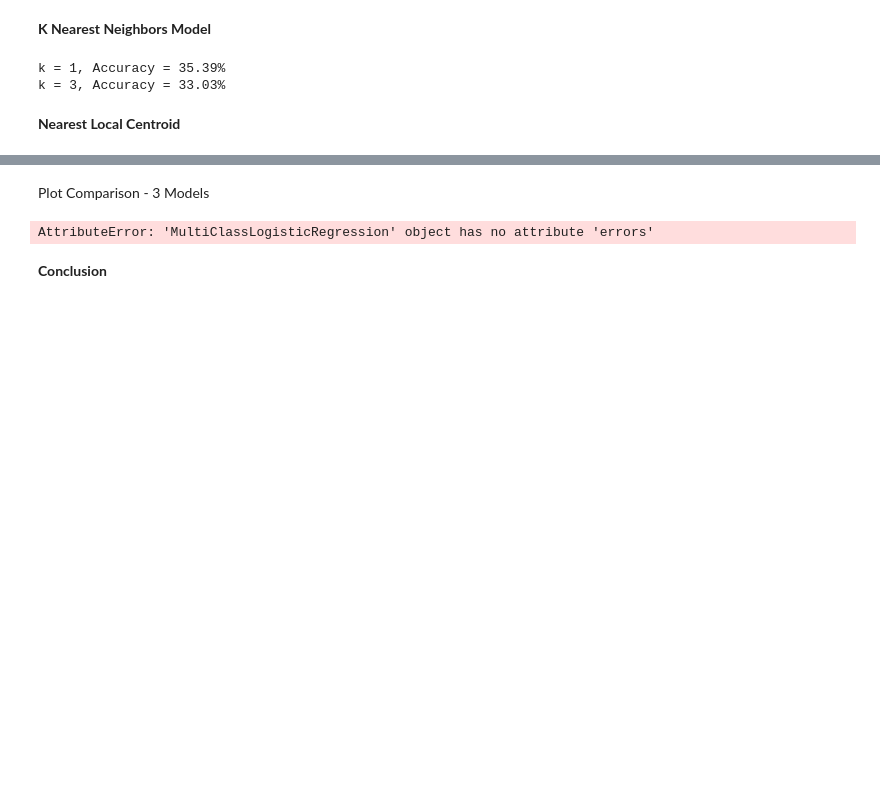
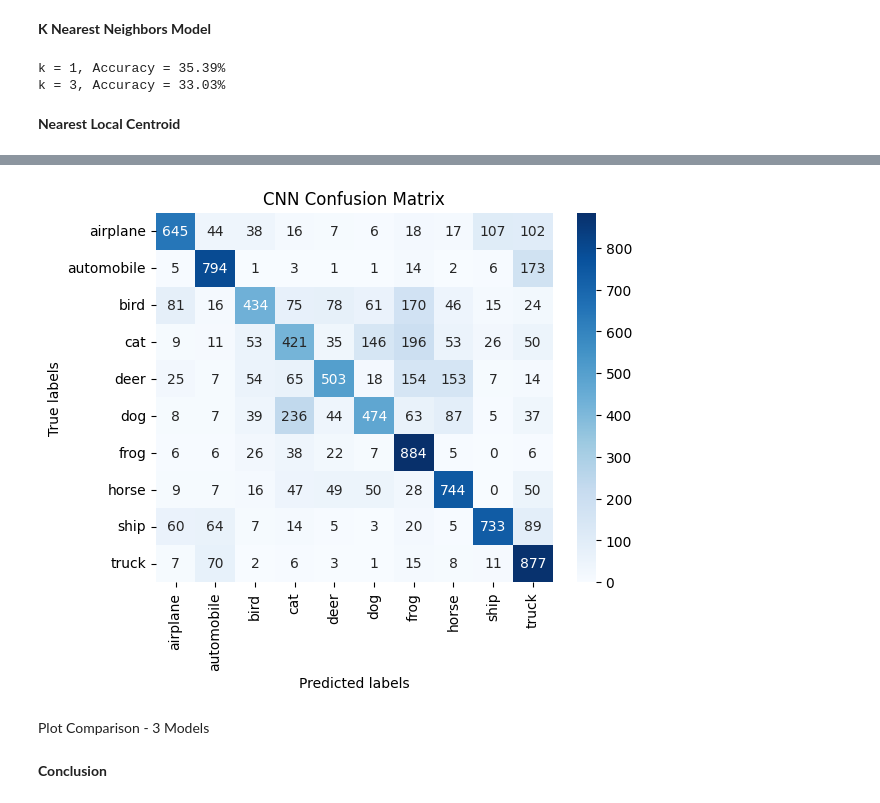
Before and after one commit to andnet-deboer/ComputerVisionBenchmark, a Jupyter notebook: Final Project.ipynb, the cells around one changed output, grey strips where cells are left out. Drawn from its saved outputs; the diff is of its cells as text; code cells hidden in the pictures; blank space fills up the shorter version.

```diff
--- a/Final Project.ipynb
+++ b/Final Project.ipynb
@@ -606,0 +644,15 @@ print(test_acc)
+# %%
+# Confusion matrix
+import seaborn as sns
+from sklearn.metrics import confusion_matrix
+
+predictions = model.predict(test_images)
+predicted_labels = np.argmax(predictions, axis=1)
+
+cm = confusion_matrix(test_labels, predicted_labels)
+sns.heatmap(cm, annot=True, fmt='d', cmap='Blues', xticklabels=class_names, yticklabels=class_names)
+plt.xlabel('Predicted labels')
+plt.ylabel('True labels')
+plt.title('CNN Confusion Matrix')
+plt.show()
+# %% [output]
@@ -607,11 +660,3 @@ print(test_acc)
+[figure, added]
 # %% [markdown]
 Plot Comparison - 3 Models
-# %%
-#Error Vs Epoch
-plt.plot(np.arange(1, logmodel.epochs + 1), logmodel.errors)
-plt.xlabel('Epochs')
-plt.ylabel('Error')
-plt.title('Error vs Epoch')
-plt.show()
-# %% [output]
-AttributeError: 'MultiClassLogisticRegression' object has no attribute 'errors'
```
Also changed, not shown: parts of 11 cells of this notebook.
